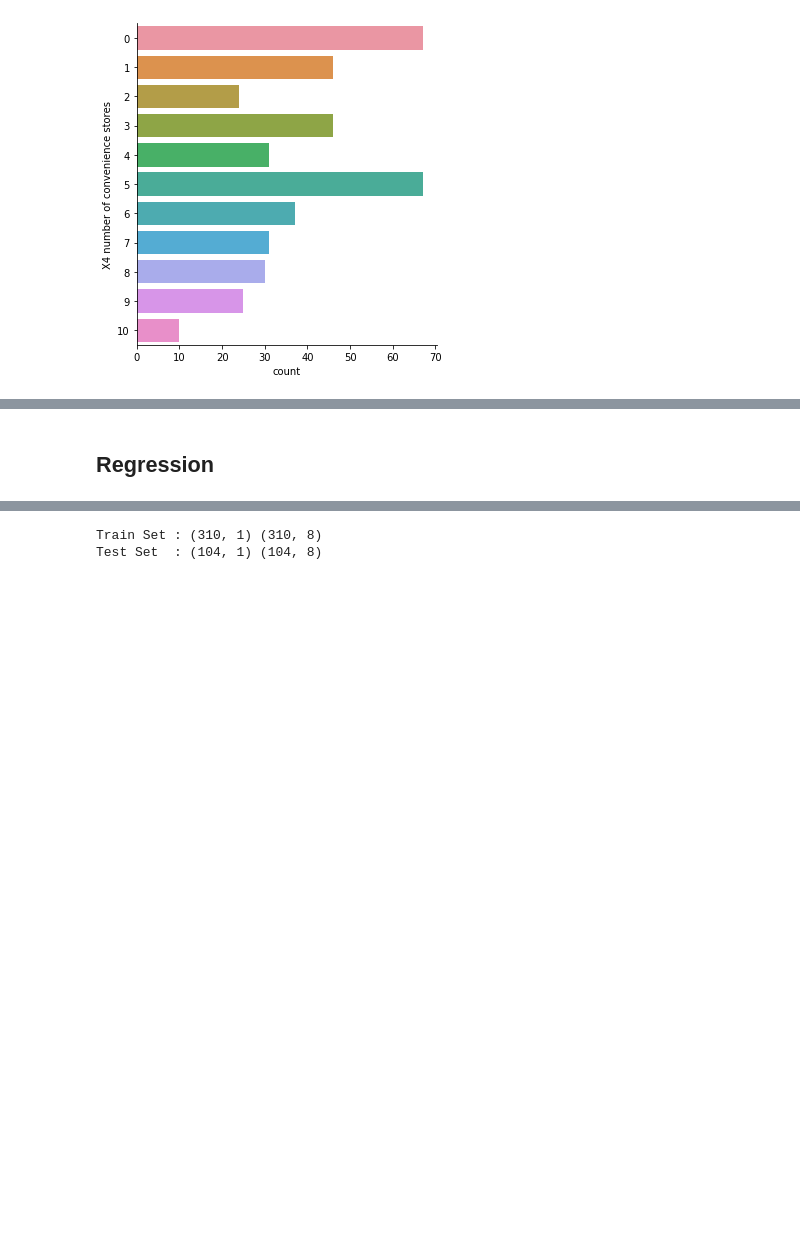
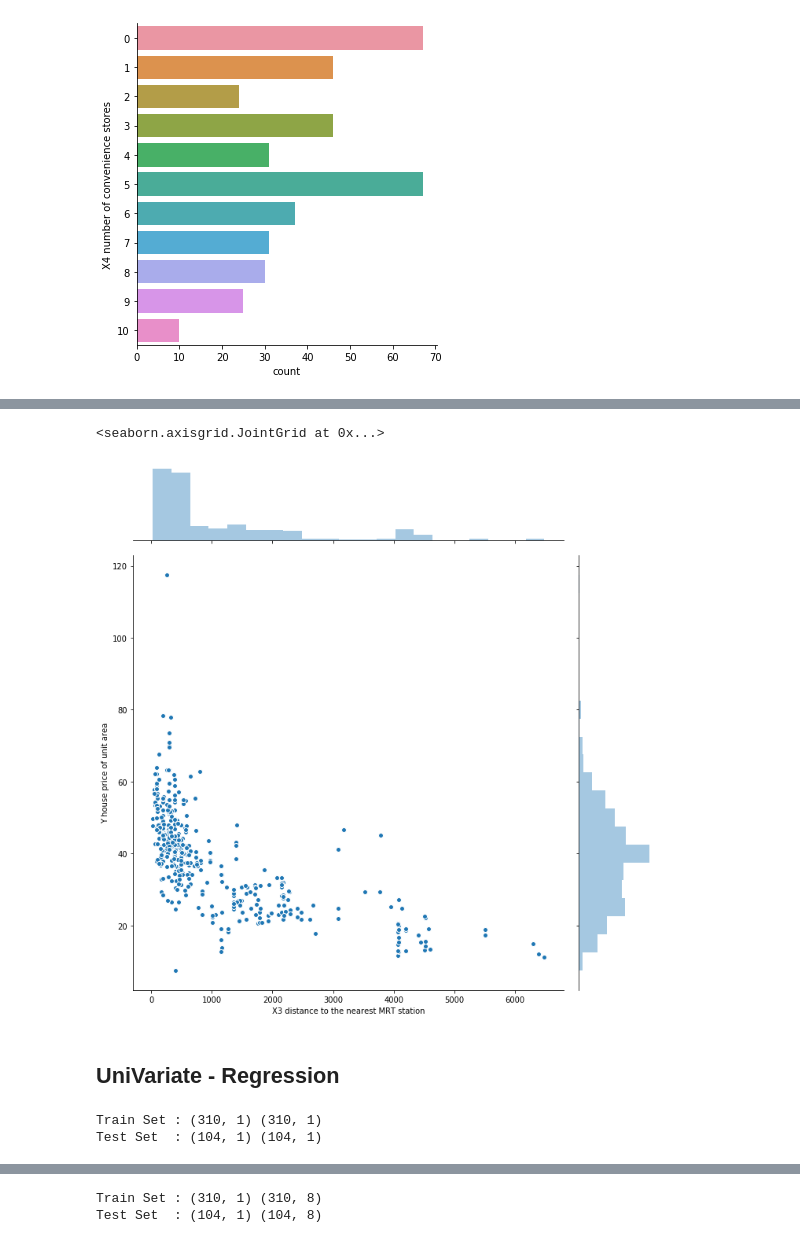
Before and after one commit to VivekAdra31/NTUOSS-IntroDataScience-Workshop, a Jupyter notebook: NTUOSS-IntroToDS.ipynb, the cells around one changed output, grey strips where cells are left out. Saved outputs shown, nothing was run; the diff lists cells and outputs as text; code cells hidden in the pictures; blank space fills up the shorter version.

```diff
--- a/NTUOSS-IntroToDS.ipynb
+++ b/NTUOSS-IntroToDS.ipynb
@@ -223,2 +215,8 @@ sb.heatmap(df.corr(), vmin = -1, vmax = 1, annot = True, fmt = ".2f")
+# %%
+sb.jointplot(x='X3 distance to the nearest MRT station', y='Y house price of unit area', data=df,
+              height=10, edgecolors='w')
+# %% [output]
+<seaborn.axisgrid.JointGrid at 0x...>
+[figure, added]
 # %% [markdown]
-## Regression
+## UniVariate - Regression
@@ -225,3 +230,13 @@ sb.heatmap(df.corr(), vmin = -1, vmax = 1, annot = True, fmt = ".2f")
+# %%
+# Split the Dataset into Train and Test
+X_train, X_test, y_train, y_test = train_test_split(X, y, test_size = 0.25)
+
+# Check the sample sizes
+print("Train Set :", y_train.shape, X_train.shape)
+print("Test Set  :", y_test.shape, X_test.shape)
+# %% [output]
+Train Set : (310, 1) (310, 1)
+Test Set  : (104, 1) (104, 1)
 # %%
 # Extract Response and Predictors
 y = pd.DataFrame(df["Y house price of unit area"])
```
Also changed, not shown: parts of 43 cells of this notebook, 4 other files.
